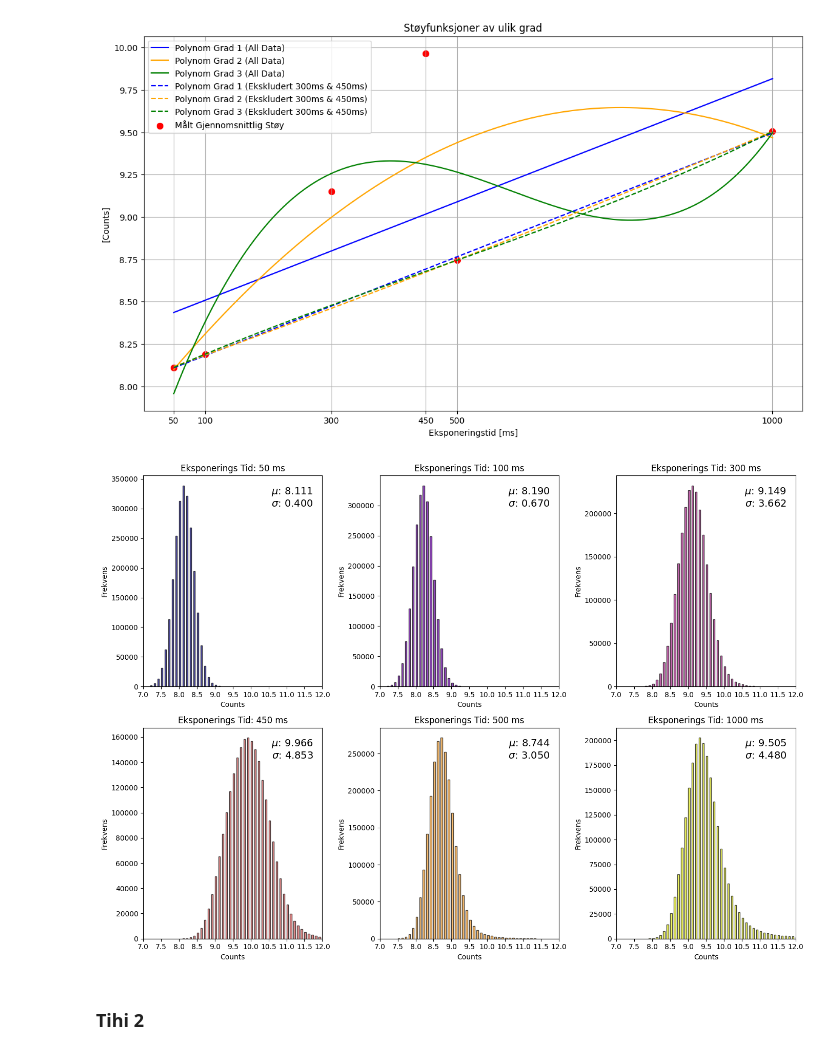
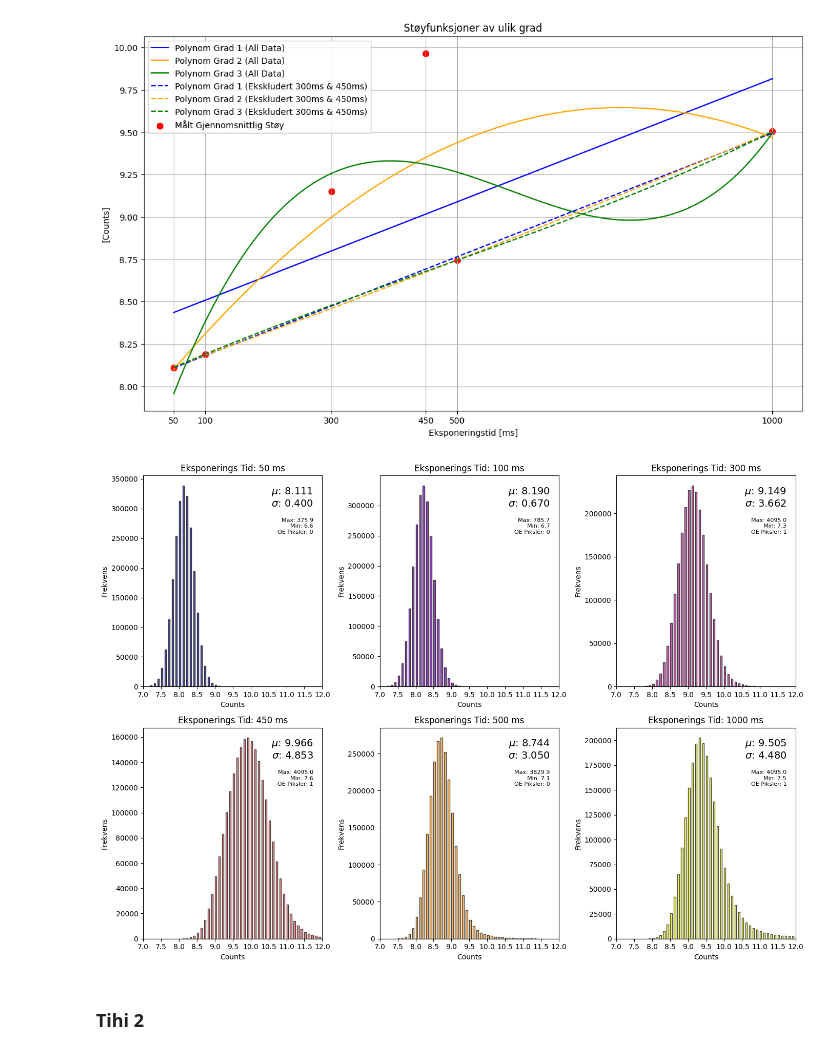
Before and after one commit to SkaugJr/TTK4265-OptiskFjernmaaling, a Jupyter notebook: Prosjekt1/02Radiometric.ipynb, the cells around one changed output. Saved outputs shown, nothing was run; the diff lists cells and outputs as text; code cells hidden in the pictures.

```diff
--- a/Prosjekt1/02Radiometric.ipynb
+++ b/Prosjekt1/02Radiometric.ipynb
@@ -185,34 +185,43 @@ num_rows = (num_images + num_cols - 1) // num_cols
 
 range_min = 7
 range_max = 12
 bin_width = 0.05
 
 colors = plt.cm.plasma(np.linspace(0, 1, len(noise_values)))
 
 for i, (exposure_time, image_data) in enumerate(zip(exposure_times, noise_values)):
     plt.subplot(num_rows, num_cols, i + 1)
     # Calculate mean and standard deviation
     mean_value = np.mean(image_data)
     std_dev = np.std(image_data)
 
+    max_value = np.max(image_data)
+    min_value = np.min(image_data)
+    overeksponert = np.sum(image_data.flatten() >= 4095.)
+
     # Use range parameter to only consider data within the specified range
     plt.hist(image_data.flatten(), bins=np.arange(range_min, range_max + bin_width, bin_width),
              range=(range_min, range_max), alpha=0.7, color=colors[i], edgecolor='k')
 
     plt.title(f'Eksponerings Tid: {exposure_time} ms')
     plt.xlabel('Counts')
     plt.ylabel('Frekvens')
     plt.xlim(range_min, range_max)  # Focus x-axis on the range (6-12 counts)
     plt.xticks(np.arange(range_min, range_max+0.1, 0.5))  # Set x-ticks to integers
     # Add mean and standard deviation annotation
     plt.text(0.95, 0.95, rf'$\mu$: {mean_value:.3f}'+f'\n'+rf'$\sigma$: {std_dev:.3f}',
              horizontalalignment='right', verticalalignment='top', transform=plt.gca().transAxes,
              bbox=dict(facecolor='white', alpha=0.8, edgecolor='none'),fontsize=14)
 
+    plt.text(0.95, 0.80, f'Max: {max_value}' + '\n' + f'Min: {min_value}' + '\n' + f'OE Piksler: {overeksponert}',
+             horizontalalignment='right', verticalalignment='top', transform=plt.gca().transAxes,
+             bbox=dict(facecolor='white', alpha=0.8, edgecolor='none'), fontsize=8)
+
+
 plt.tight_layout()
 plt.show()
 # %% [output]
-[figure, old version]
+[figure, new version]
 # %% [markdown]
 ### Tihi 2
 # %%
```
Also changed, not shown: parts of 4 cells of this notebook, 2 other files.
